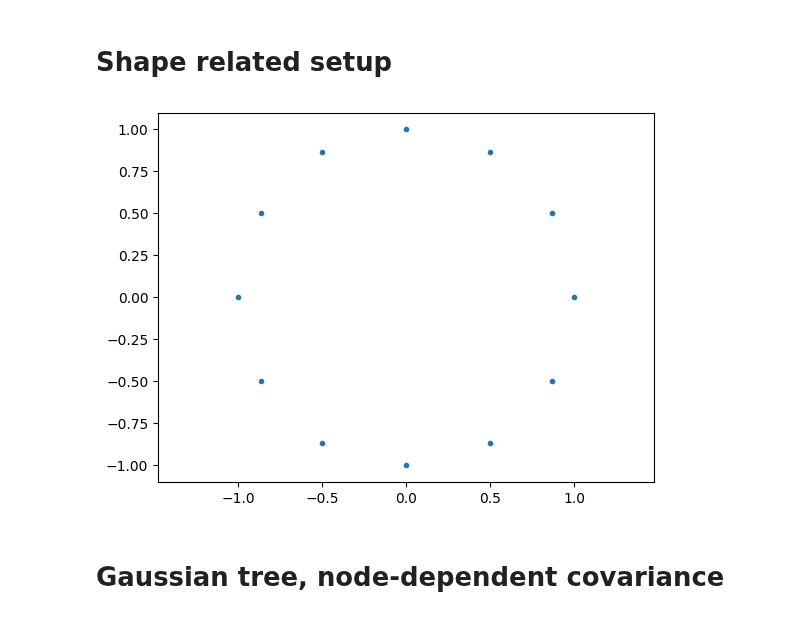
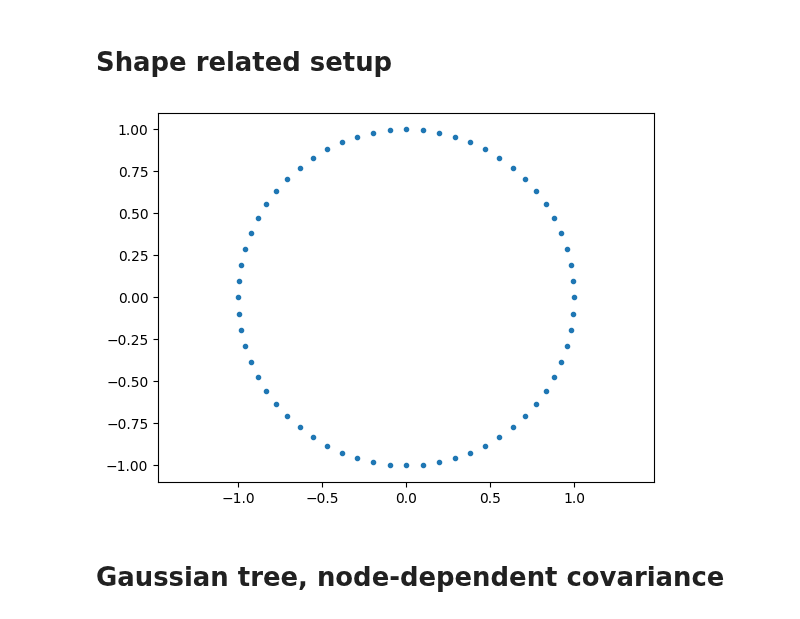
Before and after one commit to ComputationalEvolutionaryMorphometry/hyperiax, a Jupyter notebook: examples/mcmc_Gaussian_BFFG_shapes_state-dependent_covariance.ipynb, the cells around one changed output. Saved outputs shown, nothing was run; the diff lists cells and outputs as text; code cells hidden in the pictures.

```diff
--- a/examples/mcmc_Gaussian_BFFG_shapes_state-dependent_covariance.ipynb
+++ b/examples/mcmc_Gaussian_BFFG_shapes_state-dependent_covariance.ipynb
@@ -39,15 +41,15 @@ key = PRNGKey(seed)
 # Shape related setup
 # %%
 # define shape and plot
-d = 2; n = 12 # d = dimension of embedding space (usually 2), n = number of landmarkds
+d = 2; n = 64 # d = dimension of embedding space (usually 2), n = number of landmarkds
 phis = jnp.linspace(0,2*jnp.pi,n,endpoint=False) # circular shape
 root = jnp.vstack((jnp.cos(phis),jnp.sin(phis))).T.flatten()
 
 # plot
 plot_shape = plot_shape_2d
 plot_shape(root)
 # %% [output]
-[figure, old version]
+[figure, new version]
 # %%
 # diffusion and covariance specification for shape processes
 # This version assumes same covariance in all directions (x,y or x,y,z), thus allowing some factorization of the covariance matrix
```
Also changed, not shown: parts of 8 cells of this notebook, 11 other files.
